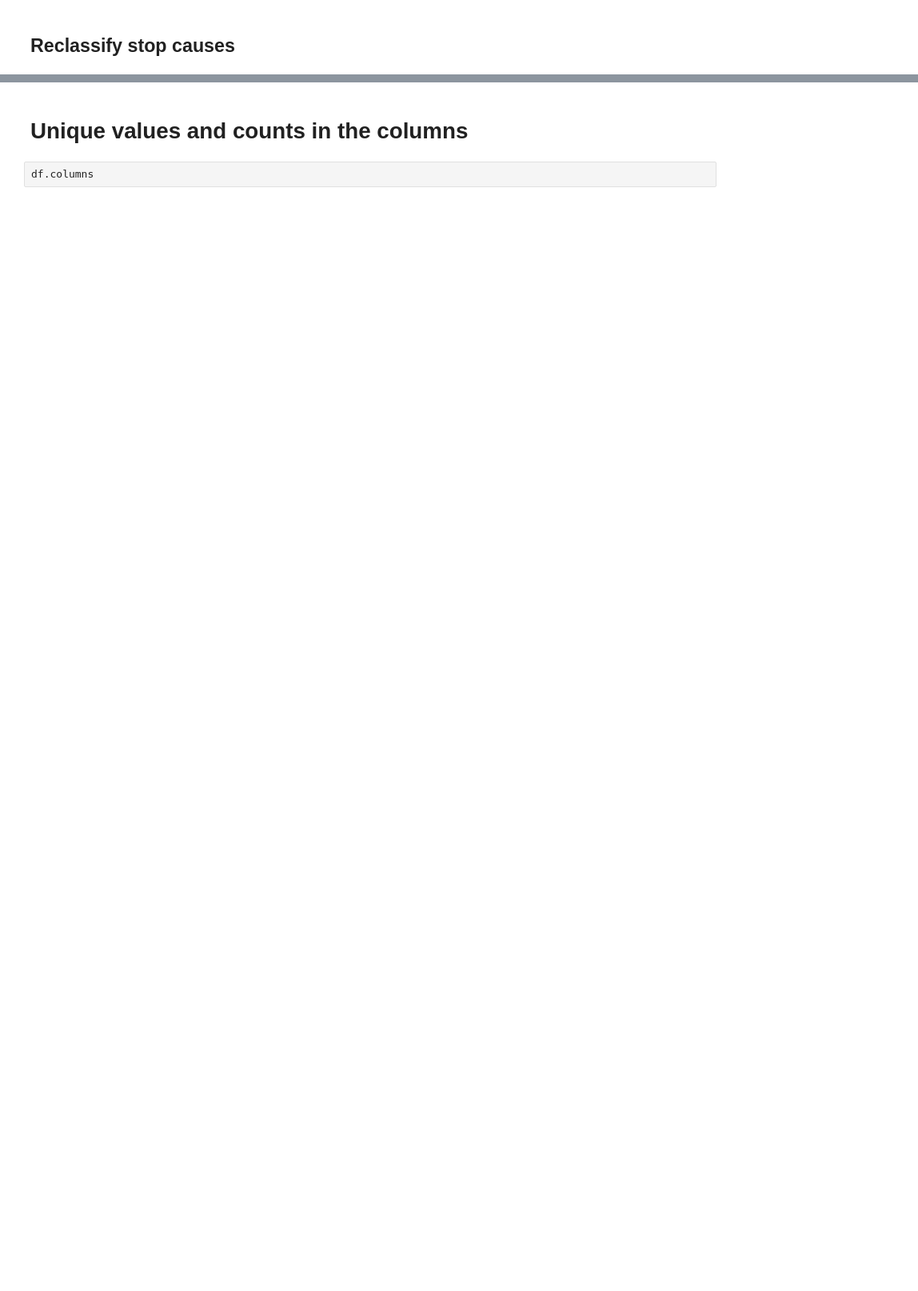
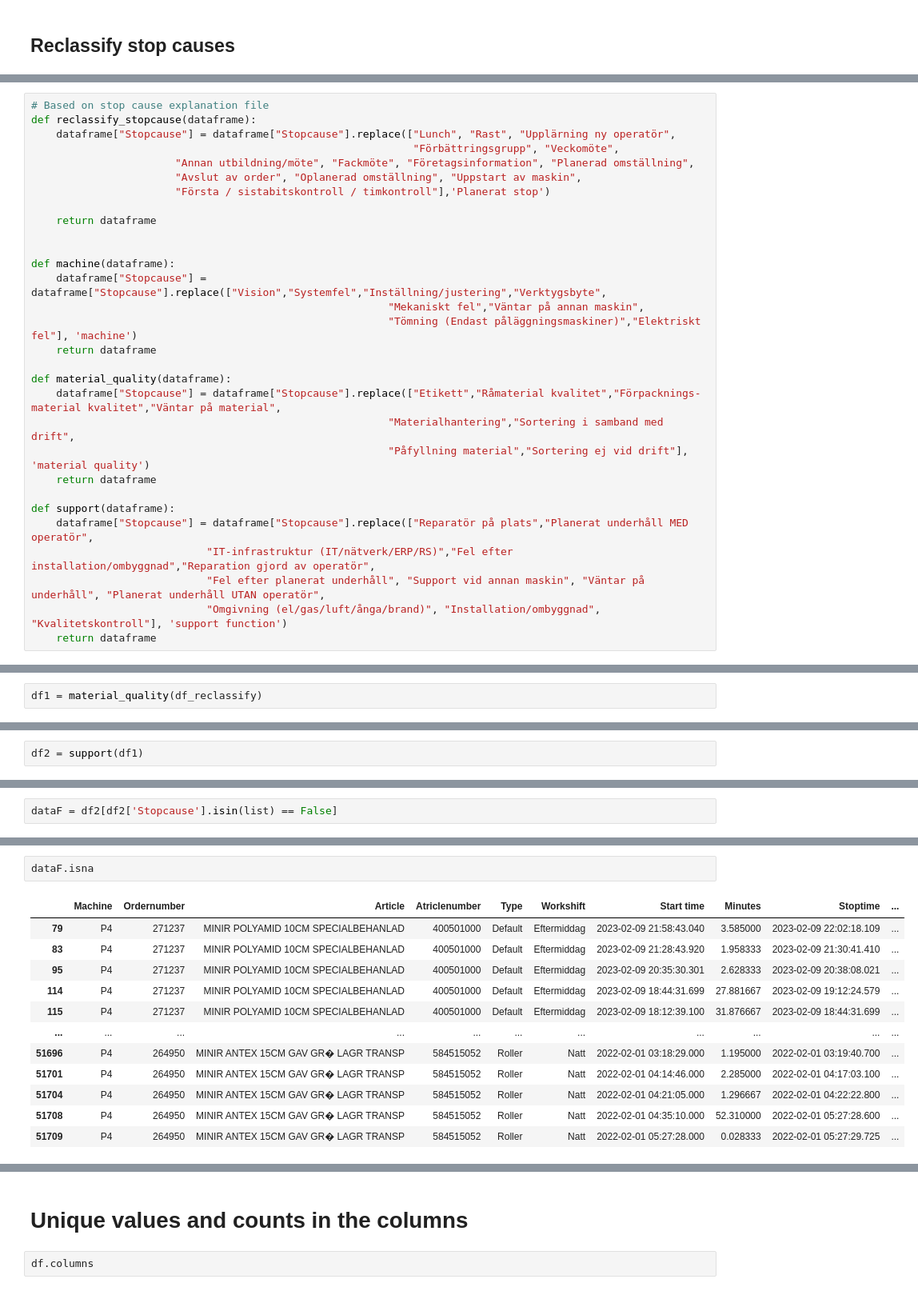
Before and after one commit to mpova/thes, a Jupyter notebook: data_visualization.ipynb, the cells around one changed output, grey strips where cells are left out. Shown: that part at 80% size. Cells and saved outputs as stored; diff of their text form; blank space fills up the shorter version.

```diff
--- a/data_visualization.ipynb
+++ b/data_visualization.ipynb
@@ -76,0 +68,30 @@ def reclassify_stopcause(dataframe):
+# %%
+# Based on stop cause explanation file
+def reclassify_stopcause(dataframe):
+    dataframe["Stopcause"] = dataframe["Stopcause"].replace(["Lunch", "Rast", "Upplärning ny operatör",
+                                                             "Förbättringsgrupp", "Veckomöte",
+                       "Annan utbildning/möte", "Fackmöte", "Företagsinformation", "Planerad omställning",
+                       "Avslut av order", "Oplanerad omställning", "Uppstart av maskin",
+                       "Första / sistabitskontroll / timkontroll"],'Planerat stop')
+
+    return dataframe
+
+
+def machine(dataframe):
+    dataframe["Stopcause"] = dataframe["Stopcause"].replace(["Vision","Systemfel","Inställning/justering","Verktygsbyte",
+                                                         "Mekaniskt fel","Väntar på annan maskin",
+                                                         "Tömning (Endast påläggningsmaskiner)","Elektriskt fel"], 'machine')
+    return dataframe
+
+def material_quality(dataframe):
+    dataframe["Stopcause"] = dataframe["Stopcause"].replace(["Etikett","Råmaterial kvalitet","Förpacknings-material kvalitet","Väntar på material",
+                                                         "Materialhantering","Sortering i samband med drift",
+                                                         "Påfyllning material","Sortering ej vid drift"], 'material quality')
+    return dataframe
+
+def support(dataframe):
+    dataframe["Stopcause"] = dataframe["Stopcause"].replace(["Reparatör på plats","Planerat underhåll MED operatör",
+                            "IT-infrastruktur (IT/nätverk/ERP/RS)","Fel efter installation/ombyggnad","Reparation gjord av operatör",
+                            "Fel efter planerat underhåll", "Support vid annan maskin", "Väntar på underhåll", "Planerat underhåll UTAN operatör",
+                            "Omgivning (el/gas/luft/ånga/brand)", "Installation/ombyggnad", "Kvalitetskontroll"], 'support function')
+    return dataframe
@@ -93,0 +125,2 @@ df_reclassify
+# %%
+df1 = material_quality(df_reclassify)
@@ -93,0 +146,2 @@ df_reclassify
+# %%
+df2 = support(df1)
@@ -93,0 +171,2 @@ df_reclassify
+# %%
+dataF = df2[df2['Stopcause'].isin(list) == False]
@@ -93,0 +179,15 @@ df_reclassify
+# %%
+dataF.isna
+# %% [output]
+|  | Machine | Ordernumber | Article | Atriclenumber | Type | Workshift | Start time | Minutes | Stoptime | ... |
+| 79 | P4 | 271237 | MINIR POLYAMID 10CM SPECIALBEHANLAD | 400501000 | Default | Eftermiddag | 2023-02-09 21:58:43.040 | 3.585000 | 2023-02-09 22:02:18.109 | ... |
+| 83 | P4 | 271237 | MINIR POLYAMID 10CM SPECIALBEHANLAD | 400501000 | Default | Eftermiddag | 2023-02-09 21:28:43.920 | 1.958333 | 2023-02-09 21:30:41.410 | ... |
+| 95 | P4 | 271237 | MINIR POLYAMID 10CM SPECIALBEHANLAD | 400501000 | Default | Eftermiddag | 2023-02-09 20:35:30.301 | 2.628333 | 2023-02-09 20:38:08.021 | ... |
+| 114 | P4 | 271237 | MINIR POLYAMID 10CM SPECIALBEHANLAD | 400501000 | Default | Eftermiddag | 2023-02-09 18:44:31.699 | 27.881667 | 2023-02-09 19:12:24.579 | ... |
+| 115 | P4 | 271237 | MINIR POLYAMID 10CM SPECIALBEHANLAD | 400501000 | Default | Eftermiddag | 2023-02-09 18:12:39.100 | 31.876667 | 2023-02-09 18:44:31.699 | ... |
+| ... | ... | ... | ... | ... | ... | ... | ... | ... | ... | ... |
+| 51696 | P4 | 264950 | MINIR ANTEX 15CM GAV GR� LAGR TRANSP | 584515052 | Roller | Natt | 2022-02-01 03:18:29.000 | 1.195000 | 2022-02-01 03:19:40.700 | ... |
+| 51701 | P4 | 264950 | MINIR ANTEX 15CM GAV GR� LAGR TRANSP | 584515052 | Roller | Natt | 2022-02-01 04:14:46.000 | 2.285000 | 2022-02-01 04:17:03.100 | ... |
+| 51704 | P4 | 264950 | MINIR ANTEX 15CM GAV GR� LAGR TRANSP | 584515052 | Roller | Natt | 2022-02-01 04:21:05.000 | 1.296667 | 2022-02-01 04:22:22.800 | ... |
+| 51708 | P4 | 264950 | MINIR ANTEX 15CM GAV GR� LAGR TRANSP | 584515052 | Roller | Natt | 2022-02-01 04:35:10.000 | 52.310000 | 2022-02-01 05:27:28.600 | ... |
+| 51709 | P4 | 264950 | MINIR ANTEX 15CM GAV GR� LAGR TRANSP | 584515052 | Roller | Natt | 2022-02-01 05:27:28.000 | 0.028333 | 2022-02-01 05:27:29.725 | ... |
```
Also changed, not shown: parts of 34 cells of this notebook.
